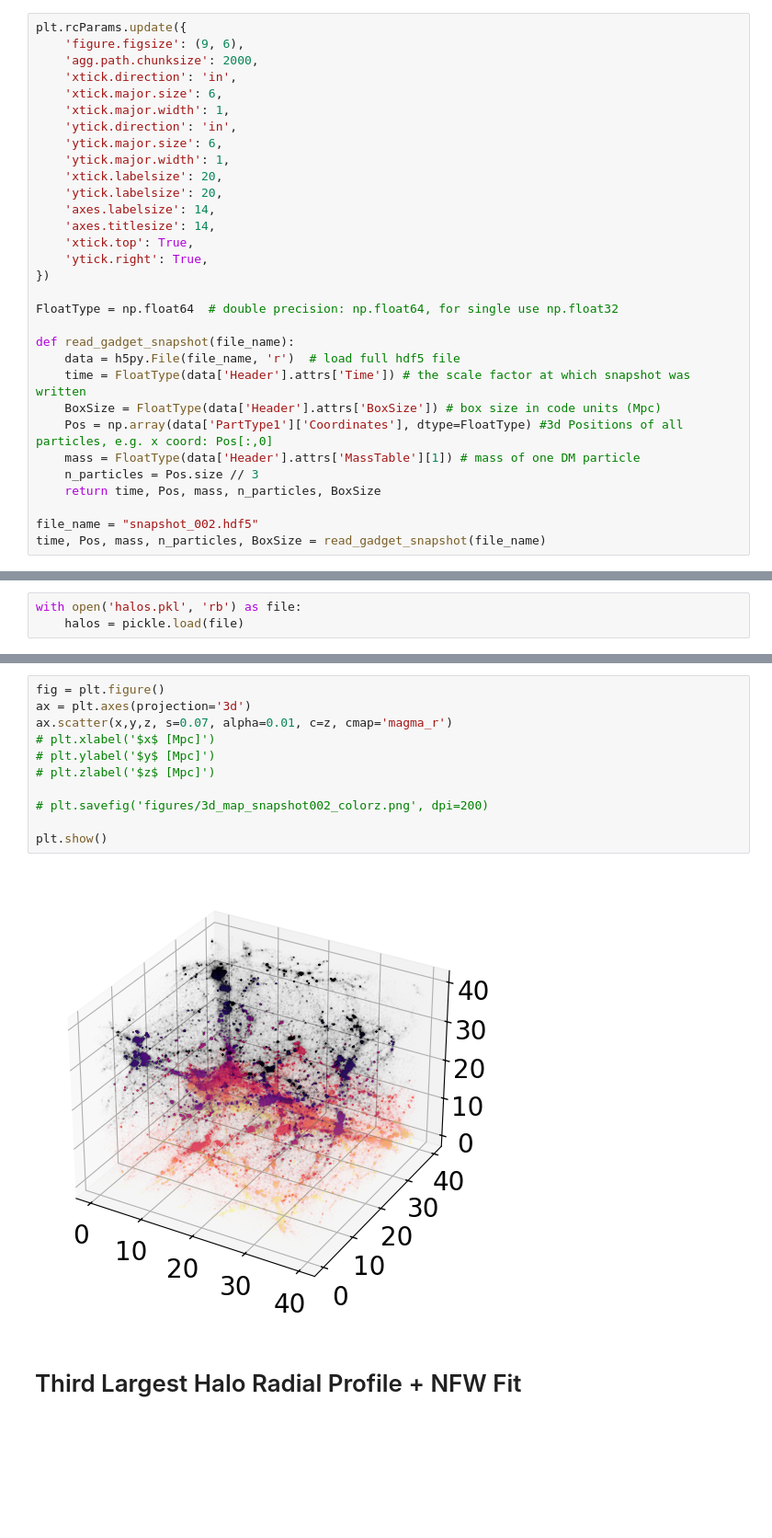
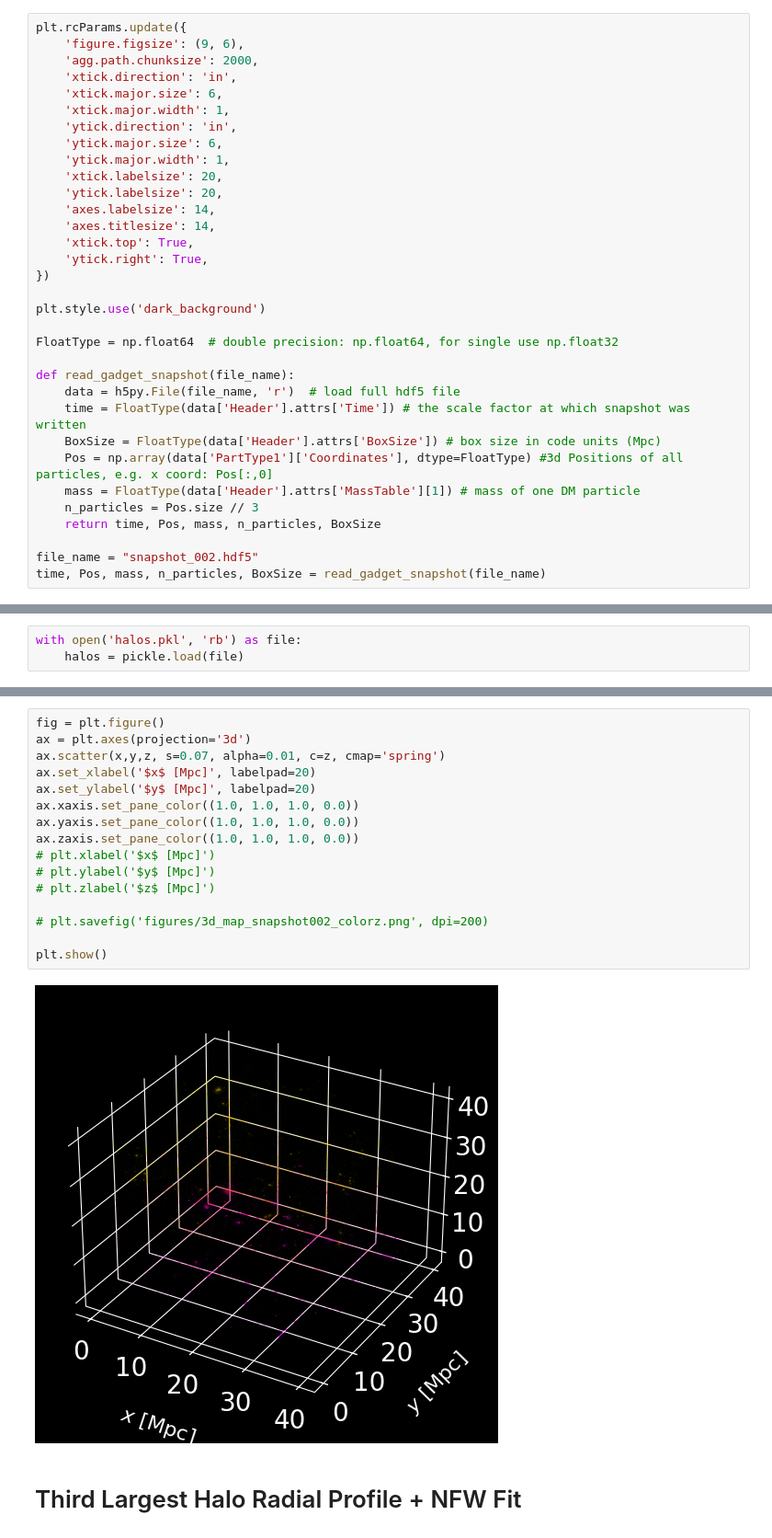
Before and after one commit to malinadesai/astroII_numproj, a Jupyter notebook: fof.ipynb, the cells around one changed output, grey strips where cells are left out. Shown at 92% size. Drawn from its saved outputs; the diff is of its cells as text; blank space fills up the shorter version.

```diff
--- a/fof.ipynb
+++ b/fof.ipynb
@@ -31,6 +31,8 @@ plt.rcParams.update({
     'ytick.right': True,
 })
 
+plt.style.use('dark_background')
+
 FloatType = np.float64  # double precision: np.float64, for single use np.float32
 
 def read_gadget_snapshot(file_name):
@@ -210,16 +242,21 @@ plt.show()
 # %%
 fig = plt.figure()
 ax = plt.axes(projection='3d')
-ax.scatter(x,y,z, s=0.07, alpha=0.01, c=z, cmap='magma_r')
+ax.scatter(x,y,z, s=0.07, alpha=0.01, c=z, cmap='spring')
+ax.set_xlabel('$x$ [Mpc]', labelpad=20)
+ax.set_ylabel('$y$ [Mpc]', labelpad=20)
+ax.xaxis.set_pane_color((1.0, 1.0, 1.0, 0.0))
+ax.yaxis.set_pane_color((1.0, 1.0, 1.0, 0.0))
+ax.zaxis.set_pane_color((1.0, 1.0, 1.0, 0.0))
 # plt.xlabel('$x$ [Mpc]')
 # plt.ylabel('$y$ [Mpc]')
 # plt.zlabel('$z$ [Mpc]')
 
 # plt.savefig('figures/3d_map_snapshot002_colorz.png', dpi=200)
 
 plt.show()
 # %% [output]
-[figure, old version]
+[figure, new version]
 # %% [markdown]
 # Third Largest Halo Radial Profile + NFW Fit
 # %%
```
Also changed, not shown: parts of 17 cells of this notebook.
